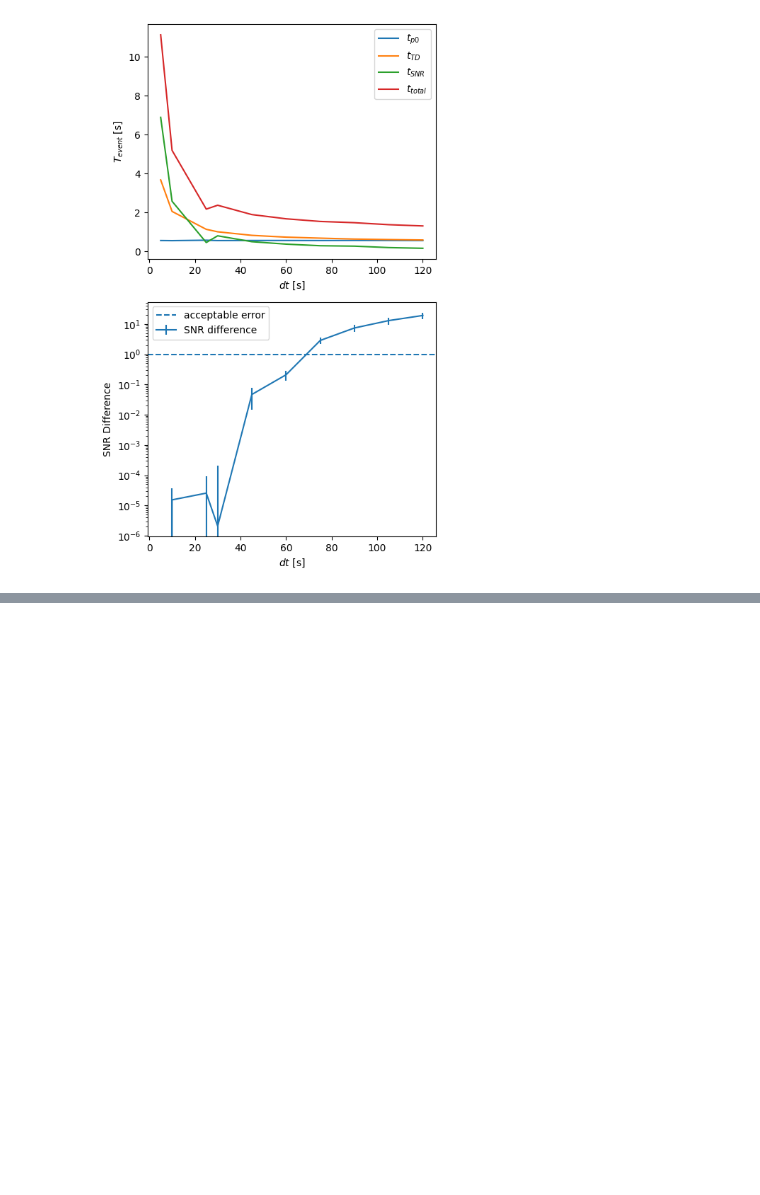
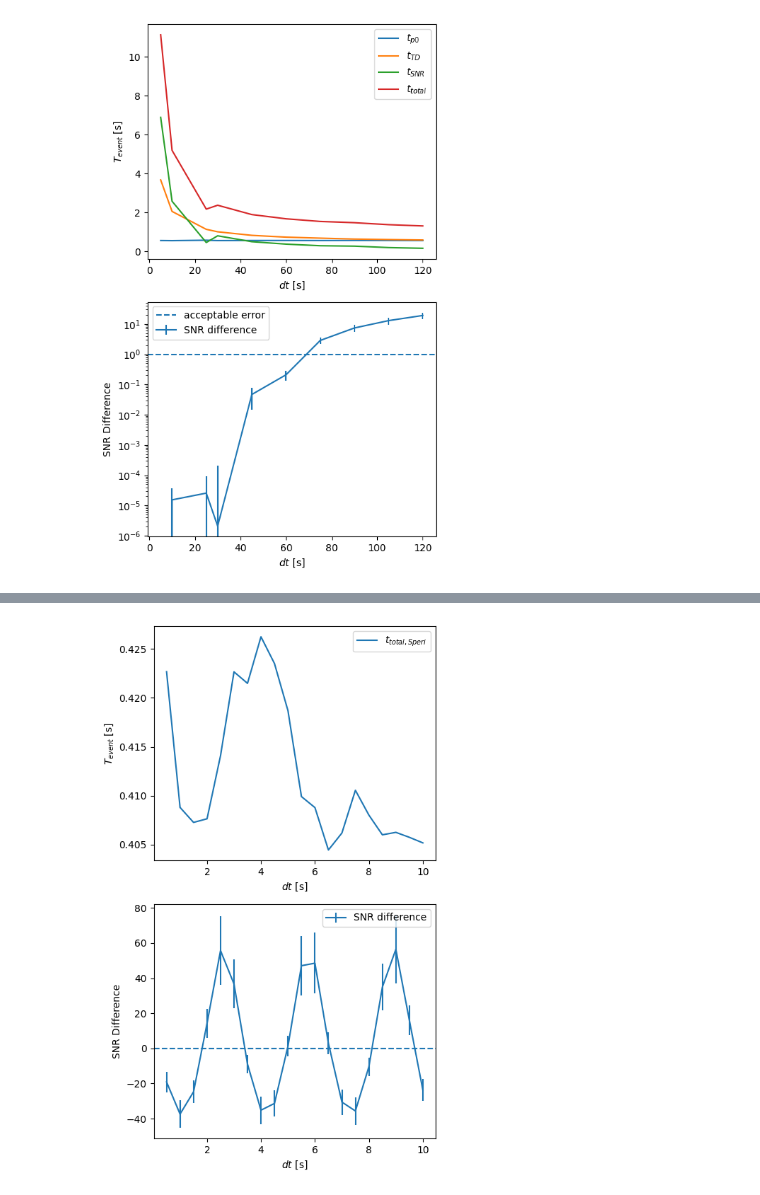
Before and after one commit to jt-stevenson/EMRIs_test, a Jupyter notebook: EMRIs_SNR.ipynb, the cells around one changed output, grey strips where cells are left out. Cells and saved outputs as stored; diff of their text form; code cells hidden in the pictures; blank space fills up the shorter version.

Commit message:
implentation of Speri SNR code

```diff
--- a/EMRIs_SNR.ipynb
+++ b/EMRIs_SNR.ipynb
@@ -193,17 +373,19 @@ for i in range(0, N):
     # define the injection parameters
     m2 = data['m1/Msun'][i]  # secondary object mass (solar masses)
     # p0 = 2*data['r0/Rg'][i]  # initial dimensionless semi-latus rectum
+    dist=1
 
     print(f'\ni:{i}, m2: {m2} Msun')
-    SNR, timings=SNR_calc(m1, m2, a, e0, x0, Tobs, dt, mode_selection_threshold, printing=True)
+    snr, timings=SNR_calc(m1, m2, a, e0, x0, dist, Tobs, dt, mode_selection_threshold, printing=True)
 
     SNR_time.append(timings[0])
-    SNRs_20s.append(SNR)
+    SNRs_20s.append(snr)
 
 mean=np.mean(SNR_time)
 sd=np.std(SNR_time)
 
-print(f"Avg. time: {mean} s")
-print(f"Avg. time: {sd} s")
+print(SNRs_20s)
+
+print(f"Avg. time: {mean}±{sd} s")
 # %% [output]
 i:0, m2: 7.262 Msun
@@ -458,0 +672,25 @@ Note: you may need to restart the kernel to use updated packages.
+# %%
+dts=5.0, 10.0, 25.0, 30.0, 45.0, 60.0, 75.0, 90.0, 105.0, 120.0
+
+fig, (ax, ax2) = plt.subplots(2, 1, figsize=(5, 8))
+
+ax.plot(dts_speri, time_total_Speri ,label='$t_{total,Speri}$')
+# ax.plot(dts, SNR_time, label='$t_{total}$')
+# plt.xlim(0,60)
+# plt.ylim(1e-6, 11)
+ax.set_xlabel('$dt$ [s]')
+ax.set_ylabel('$T_{event}$ [s]')
+ax.legend()
+
+ax2.errorbar(dts_speri, SNRs_diff_Speri, yerr=SNRs_sds_Speri, label='SNR difference')
+ax2.set_xlabel('$dt$ [s]')
+ax2.set_ylabel('SNR Difference')
+# ax2.set_yscale('log')
+ax2.axhline(y=0.0, linestyle='--')
+ax2.legend()
+fig.tight_layout()
+
+fig.savefig(f'/Users/pmxks13/PhD/EMRIs_test/EMRI_Rates/{BIMF}/MBH_{BH}/{DT}/alpha_0.1/spin_{spin}/Tdisk_{tdisk}/wind_{wind}/SNR_Speri_4.png')
+fig.show()
+# %% [output]
+[figure, added]
```
Also changed, not shown: parts of 11 cells of this notebook, 1 other file.
